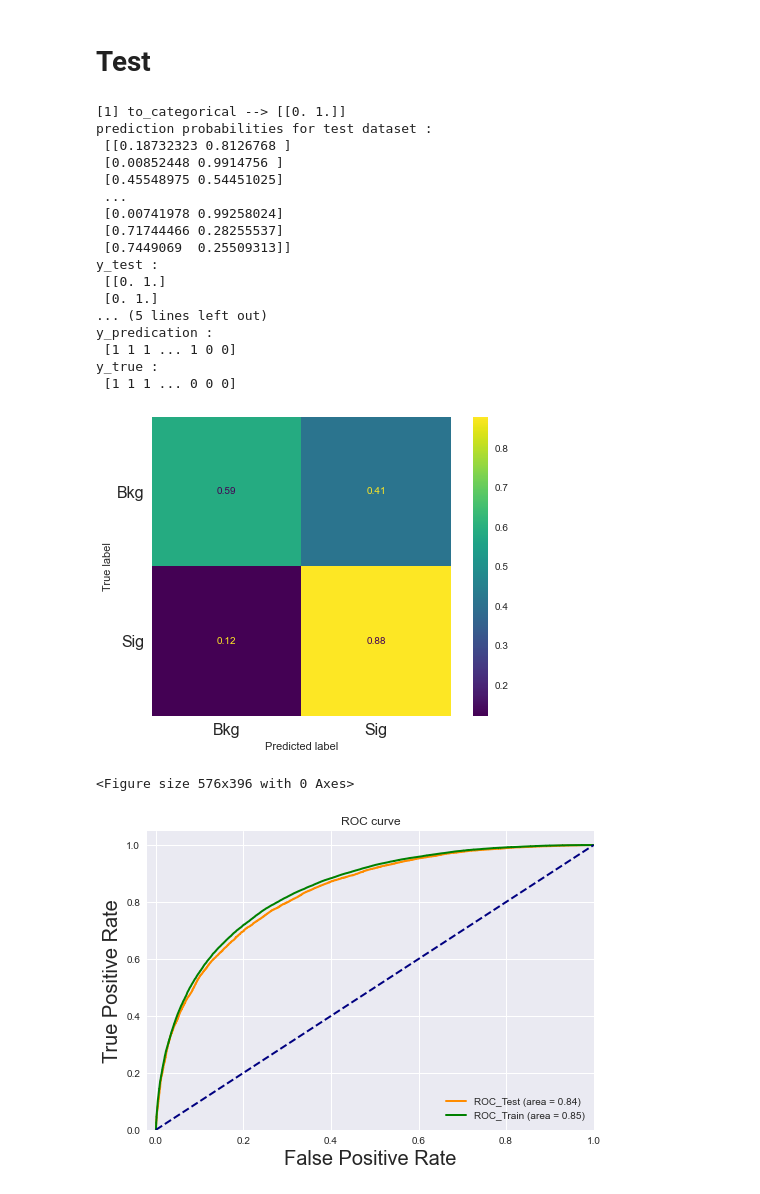
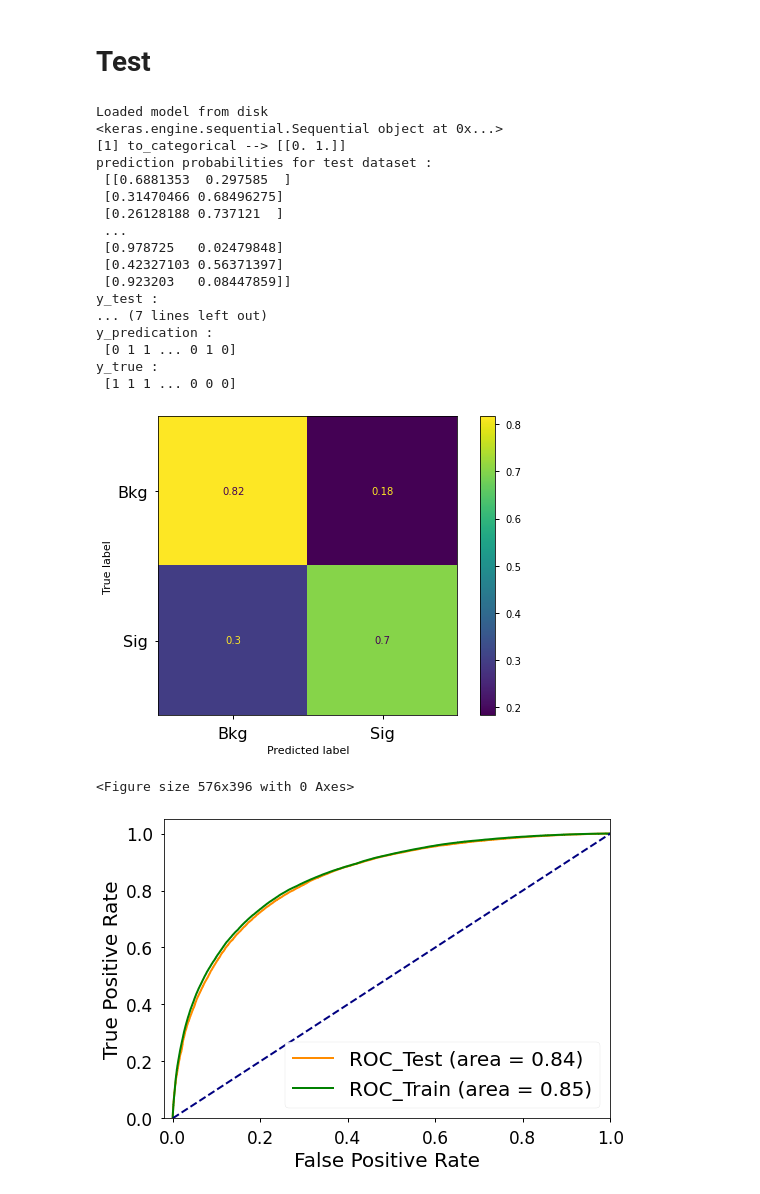
Before and after one commit to gsaha009/DelphesAnalysis_Project2, a Jupyter notebook: MachineLearning/DNN/DNN_main_v2.ipynb, the cells around one changed output. Drawn from its saved outputs; the diff is of its cells as text; code cells hidden in the pictures.

```diff
--- a/MachineLearning/DNN/DNN_main_v2.ipynb
+++ b/MachineLearning/DNN/DNN_main_v2.ipynb
@@ -3,4 +3,9 @@
 # %%
+M = 100 # change this value [20 or 60 or 100]
+channel = 'DL' # change this [DL or SL]
+dotrain = False
+dofeatplot = False
+
 import os
 import sys
 from glob import glob
@@ -14,9 +19,9 @@ import numpy as np
 from sklearn.metrics import precision_score, recall_score, accuracy_score, roc_curve, auc, precision_recall_curve
 import matplotlib.pyplot as plt
 import seaborn as sns
-plt.style.use('seaborn')
+plt.style.use('seaborn-notebook')
 from collections import defaultdict
-import ROOT
+#import ROOT
 import copy
 import tensorflow.keras
 import tensorflow.saved_model
@@ -32,7 +37,11 @@ from tensorflow.keras.utils import plot_model
 from tensorflow.keras import regularizers
 from tensorflow.keras.layers import LeakyReLU
 from tensorflow.keras.models import model_from_json
-from sklearn.metrics import confusion_matrix, ConfusionMatrixDisplay
-from sklearn.metrics import plot_confusion_matrix
+from sklearn.metrics import confusion_matrix, ConfusionMatrixDisplay, plot_confusion_matrix, f1_score
 from keras.callbacks import EarlyStopping, ReduceLROnPlateau, ModelCheckpoint
 from pickle import dump
+from sklearn.inspection import permutation_importance
+from sklearn.utils import class_weight
+import enlighten
+print("Num GPUs Available: ", len(tensorflow.config.list_physical_devices('GPU')))
+#tensorflow.debugging.set_log_device_placement(True)
@@ -536,6 +562,15 @@ Saved model to disk
 # %% [markdown]
 # Test
 # %%
+json_file  = open(os.path.join(tagdir,"DNN_model.json"), 'r')
+model_json = json_file.read()
+json_file.close()
+model = model_from_json(model_json)
+# load weights into new model
+model.load_weights(os.path.join(tagdir,"DNN_model.h5"))
+print("Loaded model from disk")
+print(model)
+
 raw = np.asarray([1])
 raw_cat = to_categorical(raw, 2)
 print(f'{raw} to_categorical --> {raw_cat}')
@@ -558,49 +593,58 @@ disp.plot()
 plt.grid(False)
 plt.xticks(ticks=[1,0], labels=['Sig','Bkg'], fontsize=16)
 plt.yticks(ticks=[1,0], labels=['Sig','Bkg'], fontsize=16)
+plt.savefig(os.path.join(tagdir,'conf_matrix.png'), dpi=300)
 plt.show()
-plt.savefig(os.path.join(tagdir,'conf_matrix.png'), dpi=300)
 plt.clf()
 
 fpr_t, tpr_t, _ = roc_curve(y_trueTrain, y_predProbaNoCutOnProbTrain)
 fpr, tpr, _ = roc_curve(y_true, y_predProbaNoCutOnProb)
 roc_auc_t = auc(fpr_t, tpr_t)
 roc_auc = auc(fpr, tpr)
 #xgb.plot_importance(gbm)
 #plt.show()
 plt.figure()
 lw = 2
 plt.plot(fpr, tpr, color='darkorange',
          lw=lw, label='ROC_Test (area = %0.2f)' % roc_auc)
 plt.plot(fpr_t, tpr_t, color='green',
          lw=lw, label='ROC_Train (area = %0.2f)' % roc_auc_t)
 plt.plot([0, 1], [0, 1], color='navy', lw=lw, linestyle='--')
 plt.xlim([-0.02, 1.0])
 plt.ylim([0.0, 1.05])
+plt.xticks(fontsize=17)
+plt.yticks(fontsize=17)
 plt.xlabel('False Positive Rate',size=20)
 plt.ylabel('True Positive Rate',size=20)
-plt.title('ROC curve')
-plt.legend(loc="lower right")
+#plt.title('ROC curve')
+plt.legend(loc="lower right", fontsize=20)
 plt.savefig(os.path.join(tagdir,'ROC.png'), dpi=300)
 plt.show()
+
+
+import csv
+fpr_tpr_to_write = list(zip(fpr, tpr))
+with open(os.path.join(tagdir,f'ROC_Info_{M}_{channel}.csv'), 'w') as csvf:
+    writer = csv.writer(csvf)
+    writer.writerows(fpr_tpr_to_write)
 # %% [output]
+Loaded model from disk
+<keras.engine.sequential.Sequential object at 0x...>
 [1] to_categorical --> [[0. 1.]]
 prediction probabilities for test dataset :
- [[0.18732323 0.8126768 ]
- [0.00852448 0.9914756 ]
- [0.45548975 0.54451025]
+ [[0.6881353  0.297585  ]
+ [0.31470466 0.68496275]
+ [0.26128188 0.737121  ]
  ...
- [0.00741978 0.99258024]
- [0.71744466 0.28255537]
- [0.7449069  0.25509313]]
+ [0.978725   0.02479848]
+ [0.42327103 0.56371397]
+ [0.923203   0.08447859]]
 y_test :
- [[0. 1.]
- [0. 1.]
-... (5 lines left out)
+... (7 lines left out)
 y_predication :
- [1 1 1 ... 1 0 0]
+ [0 1 1 ... 0 1 0]
 y_true :
  [1 1 1 ... 0 0 0]
-[figure, old version]
+[figure, new version]
 <Figure size 576x396 with 0 Axes>
-[figure, old version]
+[figure, new version]
```
Also changed, not shown: parts of 7 cells of this notebook, 46 other files.
